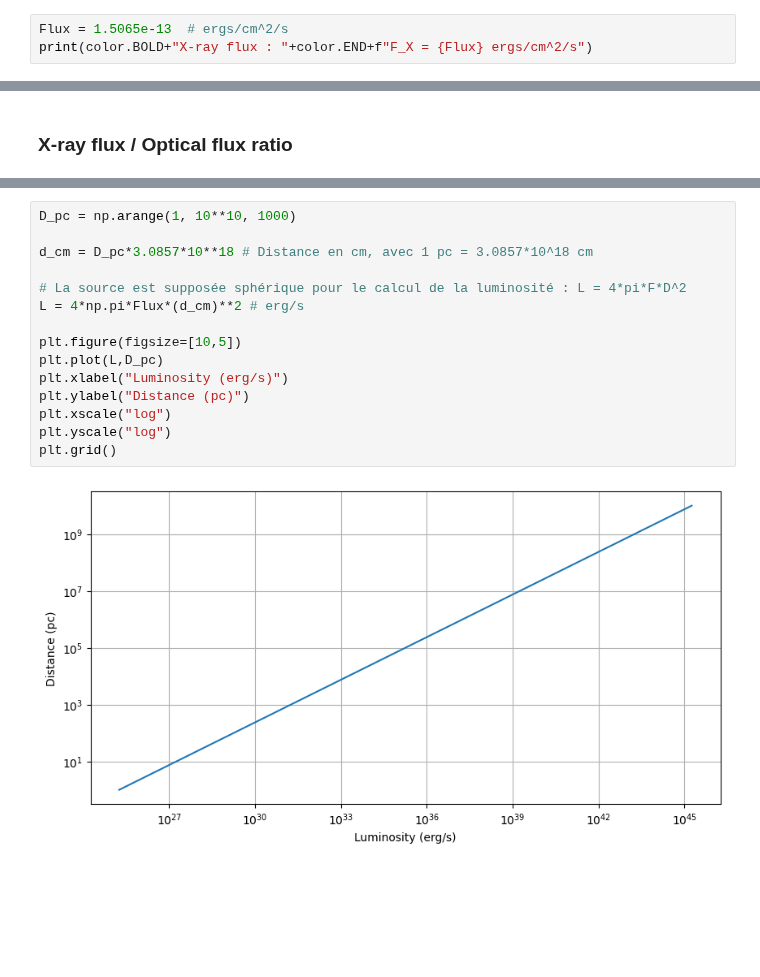
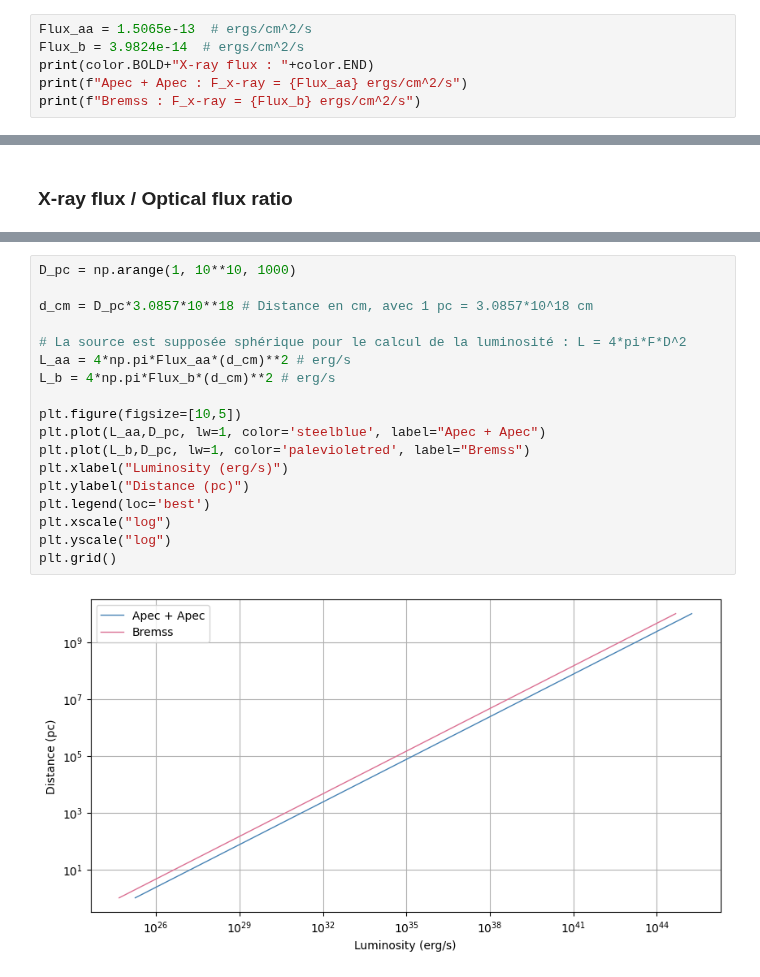
Before and after one commit to ceeliiaa/STONKS-alert, a Jupyter notebook: ObsID0827211301_SRCNUM20/EPN/ObsID0827211301_SRCNUM20_EPN_Xspec(cstat).ipynb, the cells around one changed output, grey strips where cells are left out. Saved outputs shown, nothing was run; the diff lists cells and outputs as text; blank space fills up the shorter version.

```diff
--- a/ObsID0827211301_SRCNUM20/EPN/ObsID0827211301_SRCNUM20_EPN_Xspec(cstat).ipynb
+++ b/ObsID0827211301_SRCNUM20/EPN/ObsID0827211301_SRCNUM20_EPN_Xspec(cstat).ipynb
@@ -393,4 +364,7 @@ AllModels.calcFlux(".2 12.0")
 # %%
-Flux = 1.5065e-13  # ergs/cm^2/s
-print(color.BOLD+"X-ray flux : "+color.END+f"F_X = {Flux} ergs/cm^2/s")
+Flux_aa = 1.5065e-13  # ergs/cm^2/s
+Flux_b = 3.9824e-14  # ergs/cm^2/s
+print(color.BOLD+"X-ray flux : "+color.END)
+print(f"Apec + Apec : F_x-ray = {Flux_aa} ergs/cm^2/s")
+print(f"Bremss : F_x-ray = {Flux_b} ergs/cm^2/s")
 # %% [output]
@@ -459,17 +446,20 @@ Luminosity : [1.8025461849341016e+37, 1.8025461849341016e+45] erg/s
 # %%
 D_pc = np.arange(1, 10**10, 1000)
 
 d_cm = D_pc*3.0857*10**18 # Distance en cm, avec 1 pc = 3.0857*10^18 cm
 
 # La source est supposée sphérique pour le calcul de la luminosité : L = 4*pi*F*D^2
-L = 4*np.pi*Flux*(d_cm)**2 # erg/s
+L_aa = 4*np.pi*Flux_aa*(d_cm)**2 # erg/s
+L_b = 4*np.pi*Flux_b*(d_cm)**2 # erg/s
 
 plt.figure(figsize=[10,5])
-plt.plot(L,D_pc)
+plt.plot(L_aa,D_pc, lw=1, color='steelblue', label="Apec + Apec")
+plt.plot(L_b,D_pc, lw=1, color='palevioletred', label="Bremss")
 plt.xlabel("Luminosity (erg/s)")
 plt.ylabel("Distance (pc)")
+plt.legend(loc='best')
 plt.xscale("log")
 plt.yscale("log")
 plt.grid()
 # %% [output]
-[figure, old version]
+[figure, new version]
```
Also changed, not shown: parts of 22 cells of this notebook, 1 other file.
